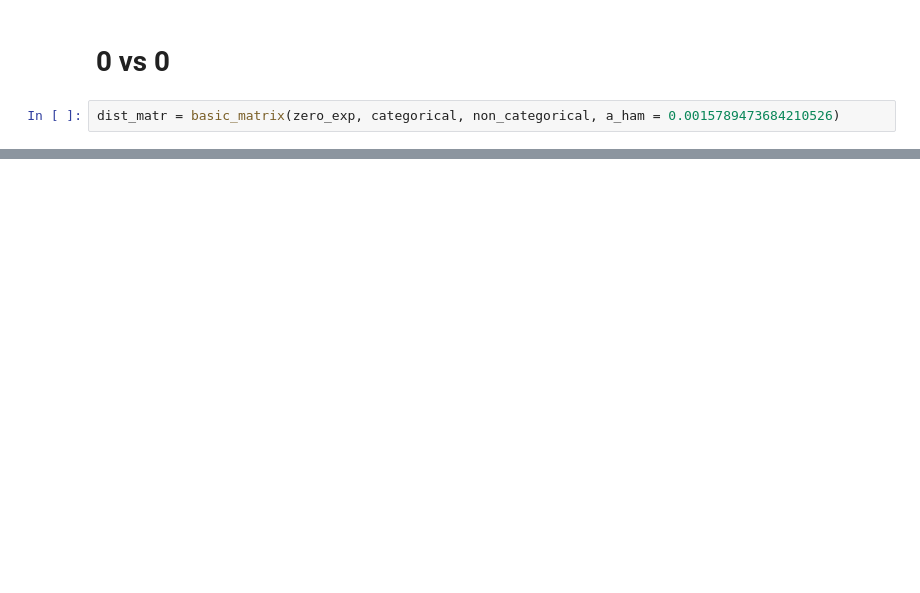
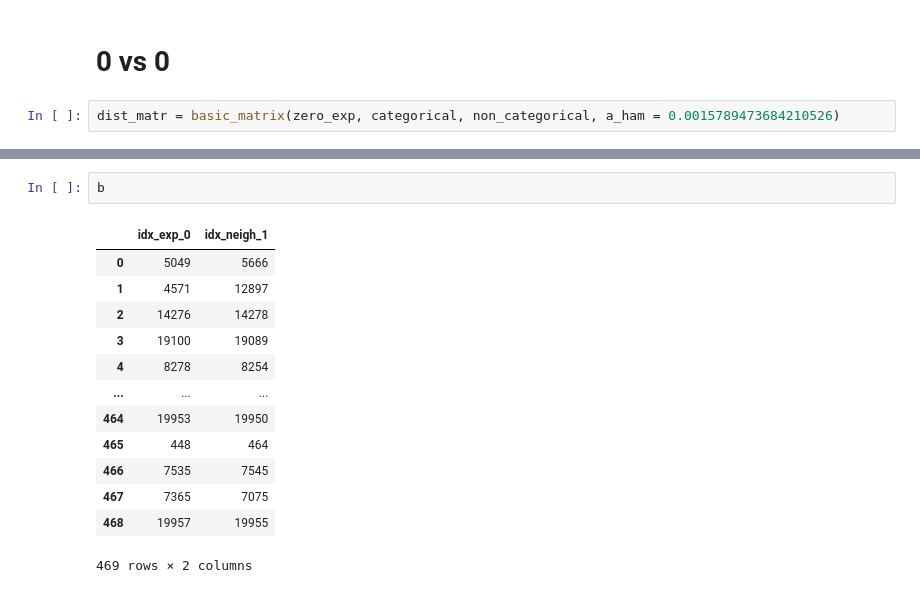
Before and after one commit to simonedambrosi/MLTOX-Simone, a Jupyter notebook: Script per tesi/RASAR .ipynb, the cells around one changed output, grey strips where cells are left out. Cells and saved outputs as stored; diff of their text form; blank space fills up the shorter version.

```diff
--- a/Script per tesi/RASAR .ipynb
+++ b/Script per tesi/RASAR .ipynb
@@ -319,0 +469,16 @@ Name: 5050, dtype: object
+# %%
+b
+# %% [output]
+|  | idx_exp_0 | idx_neigh_1 |
+| 0 | 5049 | 5666 |
+| 1 | 4571 | 12897 |
+| 2 | 14276 | 14278 |
+| 3 | 19100 | 19089 |
+| 4 | 8278 | 8254 |
+| ... | ... | ... |
+| 464 | 19953 | 19950 |
+| 465 | 448 | 464 |
+| 466 | 7535 | 7545 |
+| 467 | 7365 | 7075 |
+| 468 | 19957 | 19955 |
+469 rows × 2 columns
```
Also changed, not shown: parts of 24 cells of this notebook, 1 other file.
